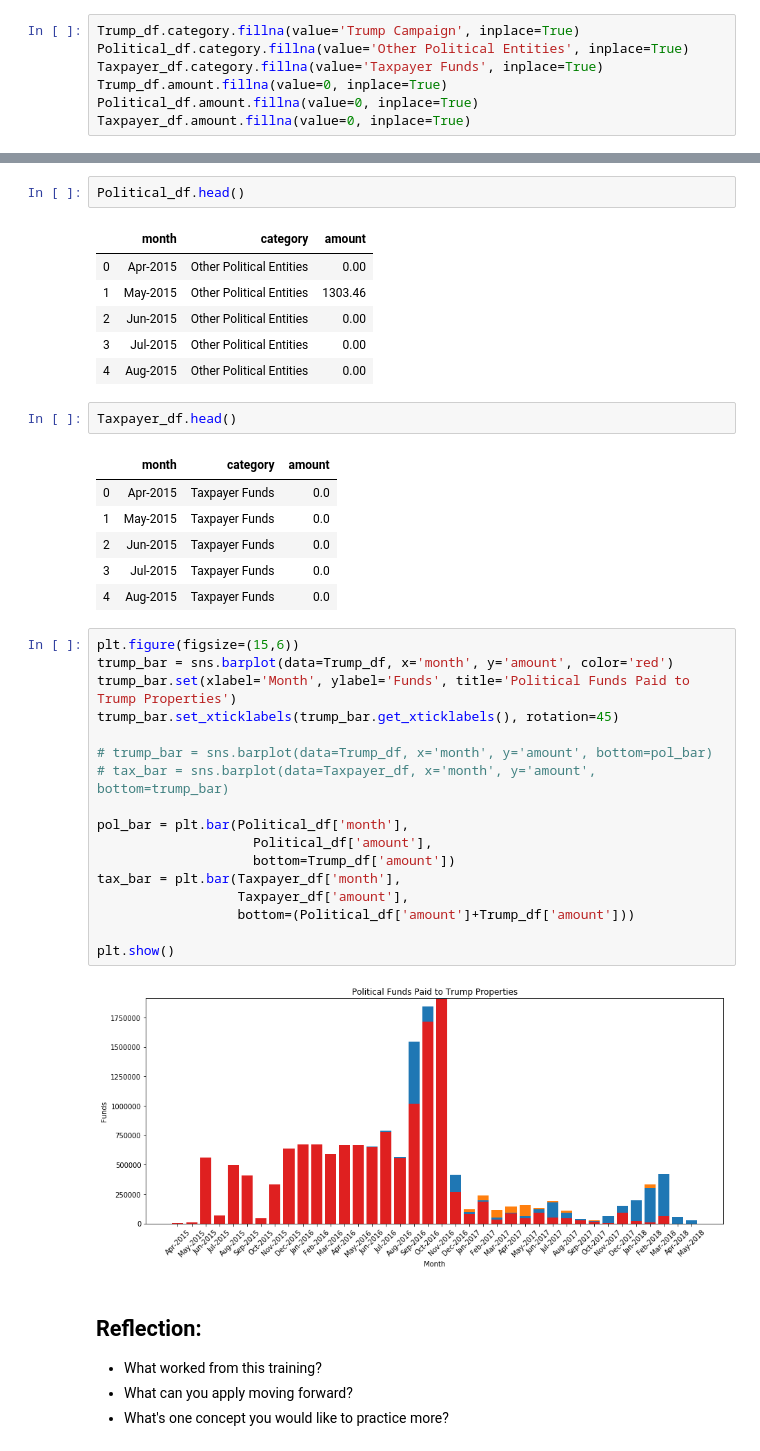
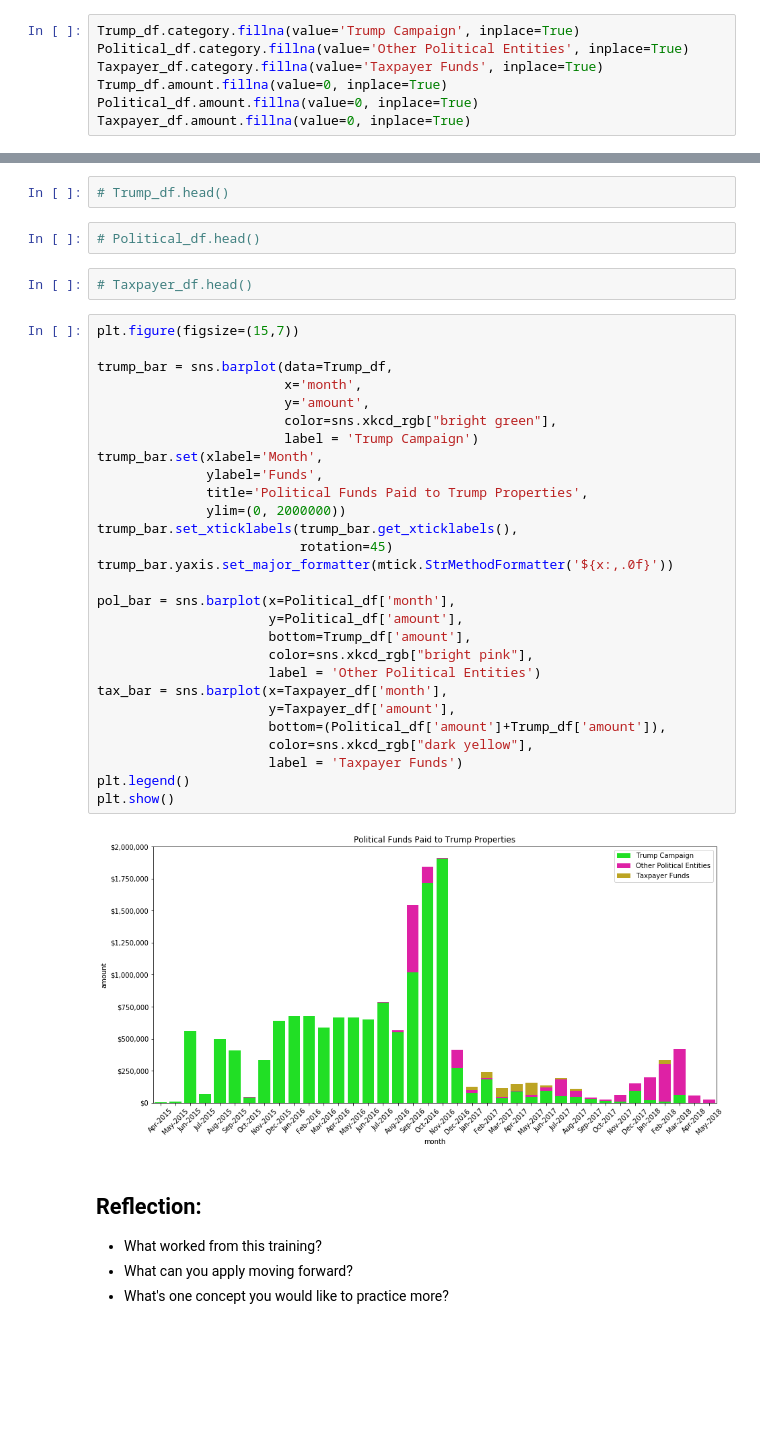
Before and after one commit to NathanVenos/dc-ds-08-26-19, a Jupyter notebook: module-1/week-2/day-3-seaborn/seaborn-working.ipynb, the cells around one changed output, grey strips where cells are left out. Drawn from its saved outputs; the diff is of its cells as text; blank space fills up the shorter version.

```diff
--- a/module-1/week-2/day-3-seaborn/seaborn-working.ipynb
+++ b/module-1/week-2/day-3-seaborn/seaborn-working.ipynb
@@ -204,40 +173,39 @@ Trump_df.head()
-# %%
-Political_df.head()
-# %% [output]
-|  | month | category | amount |
-| 0 | Apr-2015 | Other Political Entities | 0.00 |
-| 1 | May-2015 | Other Political Entities | 1303.46 |
-| 2 | Jun-2015 | Other Political Entities | 0.00 |
-| 3 | Jul-2015 | Other Political Entities | 0.00 |
-| 4 | Aug-2015 | Other Political Entities | 0.00 |
-# %%
-Taxpayer_df.head()
-# %% [output]
-|  | month | category | amount |
-| 0 | Apr-2015 | Taxpayer Funds | 0.0 |
-| 1 | May-2015 | Taxpayer Funds | 0.0 |
-| 2 | Jun-2015 | Taxpayer Funds | 0.0 |
-| 3 | Jul-2015 | Taxpayer Funds | 0.0 |
-| 4 | Aug-2015 | Taxpayer Funds | 0.0 |
+# %%
+# Trump_df.head()
+# %%
+# Political_df.head()
+# %%
+# Taxpayer_df.head()
 # %%
-plt.figure(figsize=(15,6))
-trump_bar = sns.barplot(data=Trump_df, x='month', y='amount', color='red')
-trump_bar.set(xlabel='Month', ylabel='Funds', title='Political Funds Paid to Trump Properties')
-trump_bar.set_xticklabels(trump_bar.get_xticklabels(), rotation=45)
+plt.figure(figsize=(15,7))
 
-# trump_bar = sns.barplot(data=Trump_df, x='month', y='amount', bottom=pol_bar)
-# tax_bar = sns.barplot(data=Taxpayer_df, x='month', y='amount', bottom=trump_bar)
+trump_bar = sns.barplot(data=Trump_df,
+                        x='month',
+                        y='amount',
+                        color=sns.xkcd_rgb["bright green"],
+                        label = 'Trump Campaign')
+trump_bar.set(xlabel='Month',
+              ylabel='Funds',
+              title='Political Funds Paid to Trump Properties',
+              ylim=(0, 2000000))
+trump_bar.set_xticklabels(trump_bar.get_xticklabels(),
+                          rotation=45)
+trump_bar.yaxis.set_major_formatter(mtick.StrMethodFormatter('${x:,.0f}'))
 
-pol_bar = plt.bar(Political_df['month'],
-                    Political_df['amount'],
-                    bottom=Trump_df['amount'])
-tax_bar = plt.bar(Taxpayer_df['month'],
-                  Taxpayer_df['amount'],
-                  bottom=(Political_df['amount']+Trump_df['amount']))
-
+pol_bar = sns.barplot(x=Political_df['month'],
+                      y=Political_df['amount'],
+                      bottom=Trump_df['amount'],
+                      color=sns.xkcd_rgb["bright pink"],
+                      label = 'Other Political Entities')
+tax_bar = sns.barplot(x=Taxpayer_df['month'],
+                      y=Taxpayer_df['amount'],
+                      bottom=(Political_df['amount']+Trump_df['amount']),
+                      color=sns.xkcd_rgb["dark yellow"],
+                      label = 'Taxpayer Funds')
+plt.legend()
 plt.show()
 # %% [output]
-[figure, old version]
+[figure, new version]
 # %% [markdown]
 ## Reflection:
 
```
Also changed, not shown: parts of 10 cells of this notebook.
